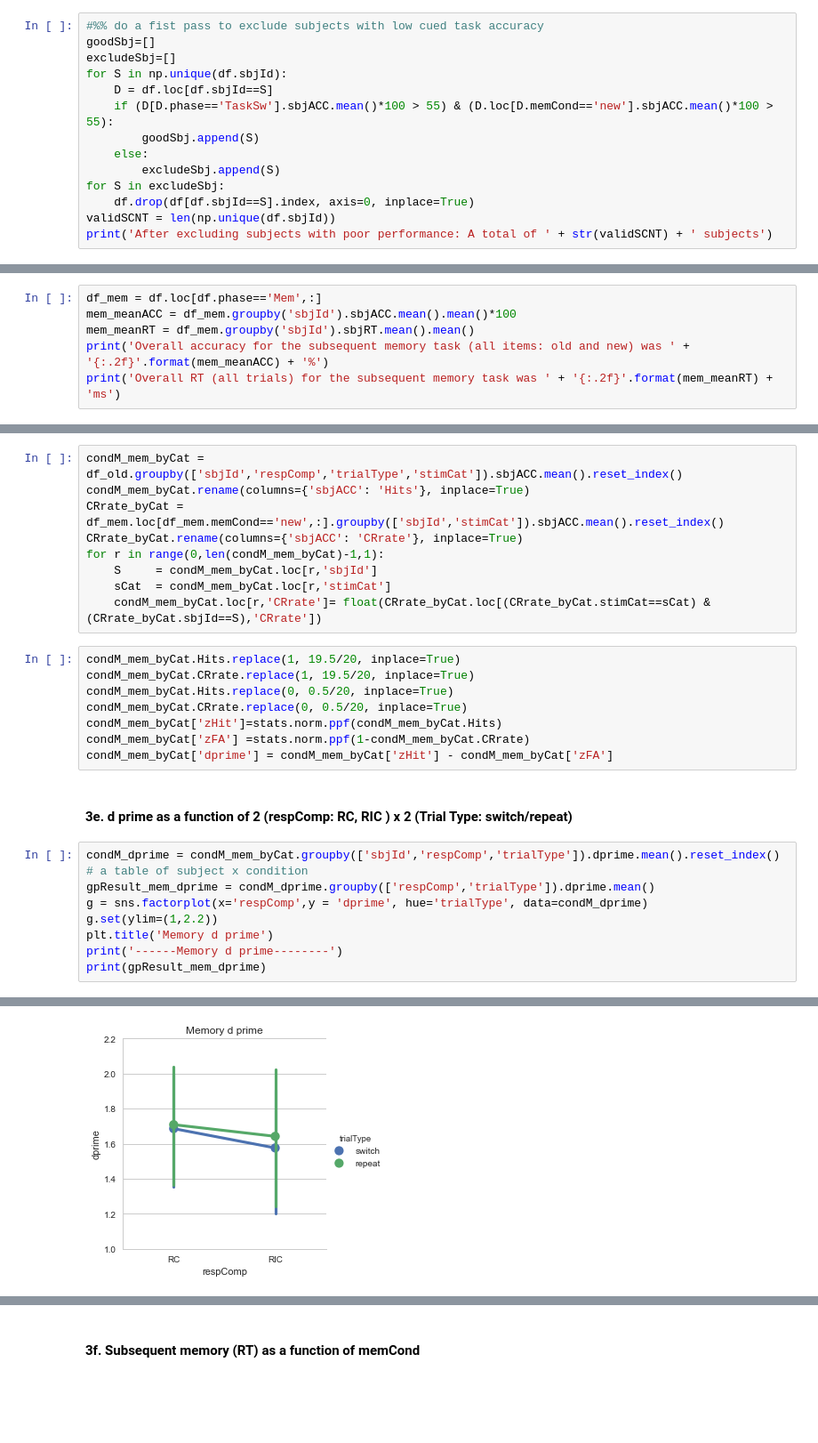
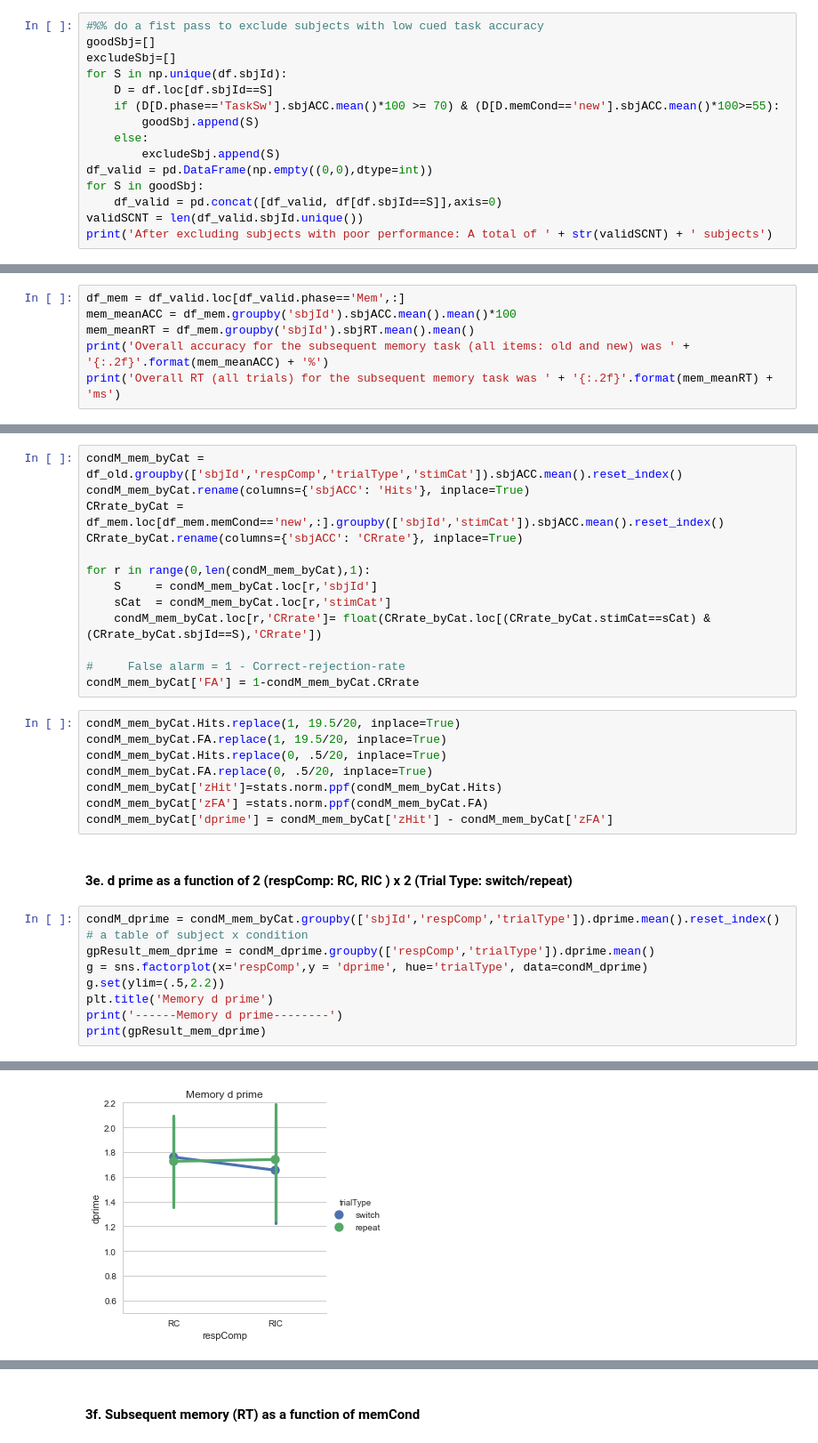
Before and after one commit to yuchinchiu/TSRC_v2_data, a Jupyter notebook: analysis_py/TSRC_v2_basicAnalysis.ipynb, the cells around one changed output, grey strips where cells are left out. Shown at 89% size. Cells and saved outputs as stored; diff of their text form; blank space fills up the shorter version.

```diff
--- a/analysis_py/TSRC_v2_basicAnalysis.ipynb
+++ b/analysis_py/TSRC_v2_basicAnalysis.ipynb
@@ -26,12 +32,13 @@ goodSbj=[]
 excludeSbj=[]
 for S in np.unique(df.sbjId):
     D = df.loc[df.sbjId==S]
-    if (D[D.phase=='TaskSw'].sbjACC.mean()*100 > 55) & (D.loc[D.memCond=='new'].sbjACC.mean()*100 > 55):
+    if (D[D.phase=='TaskSw'].sbjACC.mean()*100 >= 70) & (D[D.memCond=='new'].sbjACC.mean()*100>=55):
         goodSbj.append(S)
     else:
         excludeSbj.append(S)
-for S in excludeSbj:
-    df.drop(df[df.sbjId==S].index, axis=0, inplace=True)
-validSCNT = len(np.unique(df.sbjId))
+df_valid = pd.DataFrame(np.empty((0,0),dtype=int))
+for S in goodSbj:
+    df_valid = pd.concat([df_valid, df[df.sbjId==S]],axis=0)
+validSCNT = len(df_valid.sbjId.unique())
 print('After excluding subjects with poor performance: A total of ' + str(validSCNT) + ' subjects')
 # %% [output]
@@ -123,7 +149,7 @@ g.set(ylim=(600, 850))
 # %% [markdown]
 ### 3. Look at Subsequent Memory Data
 # %%
-df_mem = df.loc[df.phase=='Mem',:]
+df_mem = df_valid.loc[df_valid.phase=='Mem',:]
 mem_meanACC = df_mem.groupby('sbjId').sbjACC.mean().mean()*100
 mem_meanRT = df_mem.groupby('sbjId').sbjRT.mean().mean()
 print('Overall accuracy for the subsequent memory task (all items: old and new) was ' + '{:.2f}'.format(mem_meanACC) + '%')
@@ -242,17 +258,21 @@ condM_mem_byCat = df_old.groupby(['sbjId','respComp','trialType','stimCat']).sbj
 condM_mem_byCat.rename(columns={'sbjACC': 'Hits'}, inplace=True)
 CRrate_byCat = df_mem.loc[df_mem.memCond=='new',:].groupby(['sbjId','stimCat']).sbjACC.mean().reset_index()
 CRrate_byCat.rename(columns={'sbjACC': 'CRrate'}, inplace=True)
-for r in range(0,len(condM_mem_byCat)-1,1):
+
+for r in range(0,len(condM_mem_byCat),1):
     S     = condM_mem_byCat.loc[r,'sbjId']
     sCat  = condM_mem_byCat.loc[r,'stimCat']
     condM_mem_byCat.loc[r,'CRrate']= float(CRrate_byCat.loc[(CRrate_byCat.stimCat==sCat) & (CRrate_byCat.sbjId==S),'CRrate'])
+
+#     False alarm = 1 - Correct-rejection-rate
+condM_mem_byCat['FA'] = 1-condM_mem_byCat.CRrate
 # %%
 condM_mem_byCat.Hits.replace(1, 19.5/20, inplace=True)
-condM_mem_byCat.CRrate.replace(1, 19.5/20, inplace=True)
-condM_mem_byCat.Hits.replace(0, 0.5/20, inplace=True)
-condM_mem_byCat.CRrate.replace(0, 0.5/20, inplace=True)
+condM_mem_byCat.FA.replace(1, 19.5/20, inplace=True)
+condM_mem_byCat.Hits.replace(0, .5/20, inplace=True)
+condM_mem_byCat.FA.replace(0, .5/20, inplace=True)
 condM_mem_byCat['zHit']=stats.norm.ppf(condM_mem_byCat.Hits)
-condM_mem_byCat['zFA'] =stats.norm.ppf(1-condM_mem_byCat.CRrate)
+condM_mem_byCat['zFA'] =stats.norm.ppf(condM_mem_byCat.FA)
 condM_mem_byCat['dprime'] = condM_mem_byCat['zHit'] - condM_mem_byCat['zFA']
 # %% [markdown]
 #### 3e. d prime as a function of  2 (respComp: RC, RIC ) x 2 (Trial Type: switch/repeat)
@@ -261,7 +281,7 @@ condM_dprime = condM_mem_byCat.groupby(['sbjId','respComp','trialType']).dprime.
 # a table of subject x condition
 gpResult_mem_dprime = condM_dprime.groupby(['respComp','trialType']).dprime.mean()
 g = sns.factorplot(x='respComp',y = 'dprime', hue='trialType', data=condM_dprime)
-g.set(ylim=(1,2.2))
+g.set(ylim=(.5,2.2))
 plt.title('Memory d prime')
 print('------Memory d prime--------')
 print(gpResult_mem_dprime)
@@ -275,5 +295,5 @@ RIC       switch       1.575980
 Name: dprime, dtype: float64
-[figure, old version]
+[figure, new version]
 # %%
 # Testing dprime interaction on T1 correct imgages
 a = np.array(condM_dprime.loc[(condM_dprime.respComp=='RC')  & (condM_dprime.trialType=='switch'),'dprime'])
```
Also changed, not shown: parts of 23 cells of this notebook.
